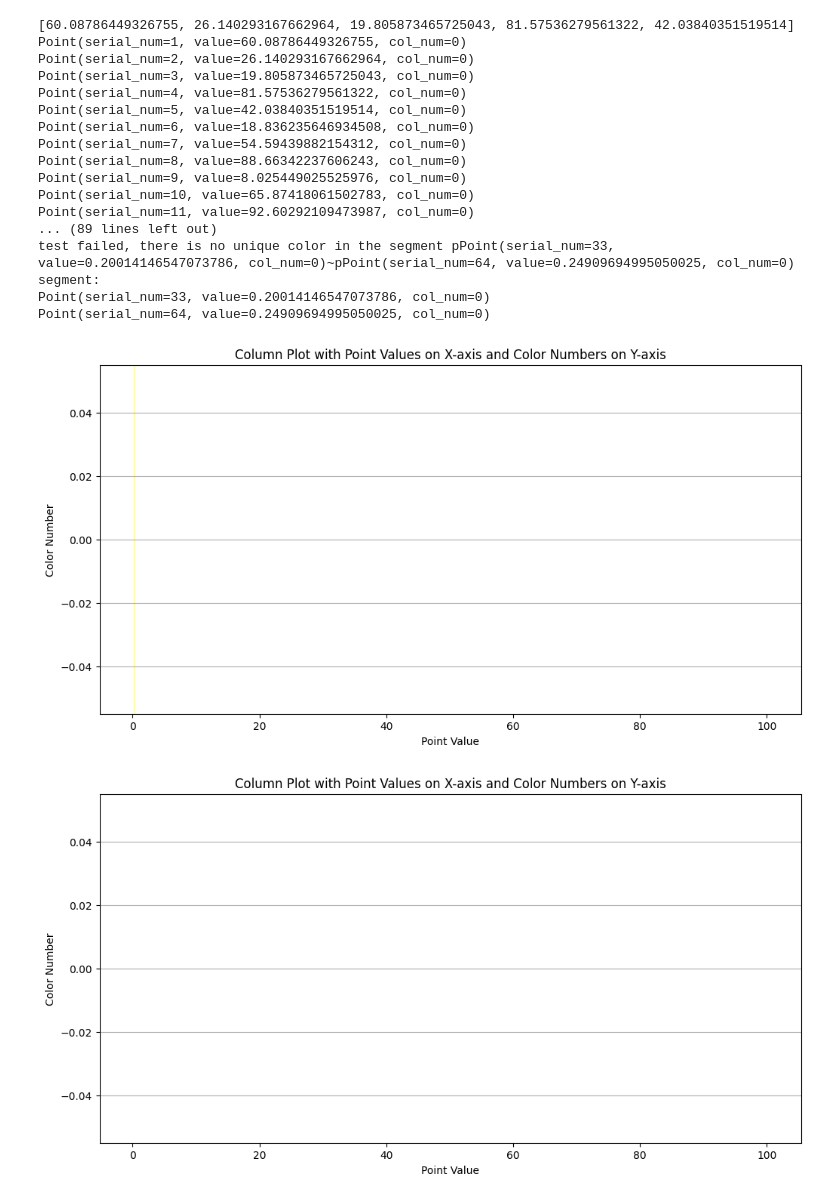
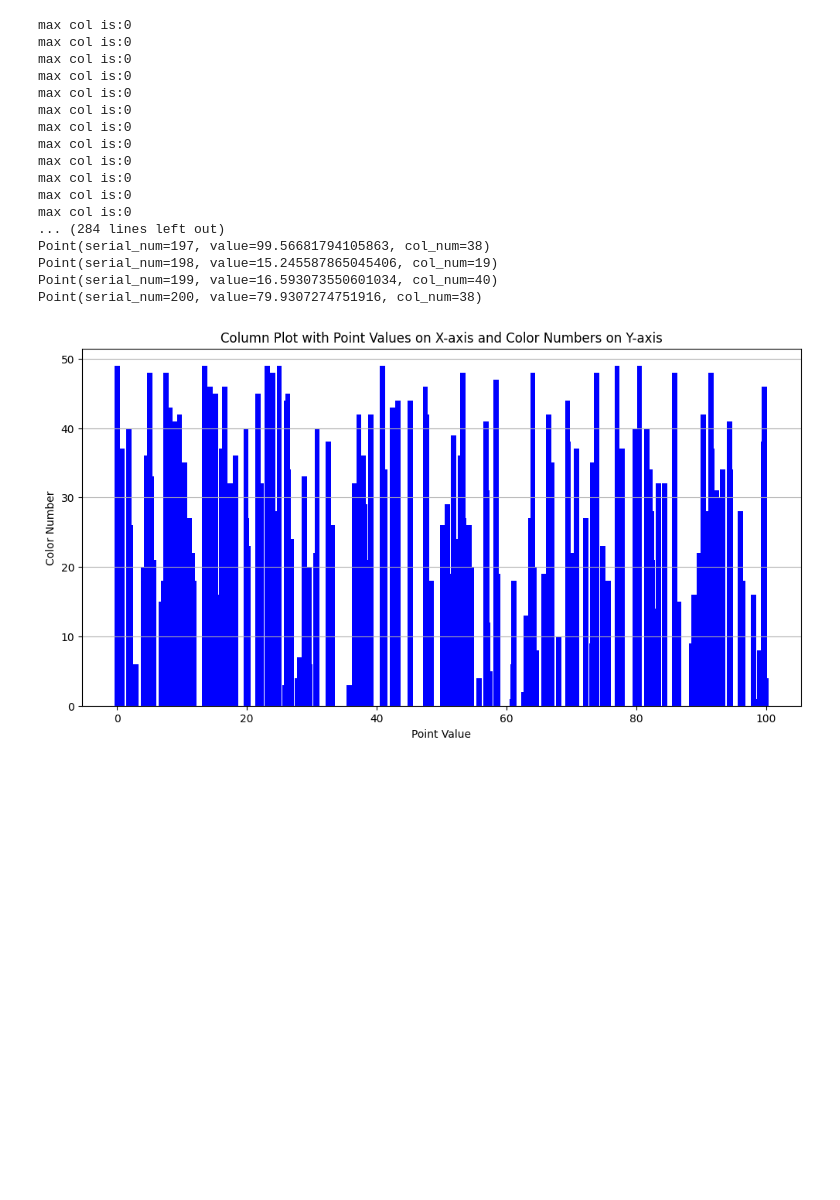
Before and after one commit to simShig/GraphColoringTest, a Jupyter notebook: Tests.ipynb, the cells around one changed output. Cells and saved outputs as stored; diff of their text form; code cells hidden in the pictures; blank space fills up the shorter version.

Commit message:
implemented another alg-format for rectangleColoringAlg, added valueX,valueY fields to Point (and fixed constructors)

```diff
--- a/Tests.ipynb
+++ b/Tests.ipynb
@@ -1,24 +1,24 @@
 # %%
-from main import plotPoints,points
+from main import runValues, plotPoints, points
 
+runValues(100)
 plotPoints()
 # %% [output]
-[60.08786449326755, 26.140293167662964, 19.805873465725043, 81.57536279561322, 42.03840351519514]
-Point(serial_num=1, value=60.08786449326755, col_num=0)
-Point(serial_num=2, value=26.140293167662964, col_num=0)
-Point(serial_num=3, value=19.805873465725043, col_num=0)
-Point(serial_num=4, value=81.57536279561322, col_num=0)
-Point(serial_num=5, value=42.03840351519514, col_num=0)
-Point(serial_num=6, value=18.836235646934508, col_num=0)
-Point(serial_num=7, value=54.59439882154312, col_num=0)
-Point(serial_num=8, value=88.66342237606243, col_num=0)
-Point(serial_num=9, value=8.025449025525976, col_num=0)
-Point(serial_num=10, value=65.87418061502783, col_num=0)
-Point(serial_num=11, value=92.60292109473987, col_num=0)
-... (89 lines left out)
-test failed, there is no unique color in the segment pPoint(serial_num=33, value=0.20014146547073786, col_num=0)~pPoint(serial_num=64, value=0.24909694995050025, col_num=0)
-segment:
-Point(serial_num=33, value=0.20014146547073786, col_num=0)
-Point(serial_num=64, value=0.24909694995050025, col_num=0)
+max col is:0
+max col is:0
+max col is:0
+max col is:0
+max col is:0
+max col is:0
+max col is:0
+max col is:0
+max col is:0
+max col is:0
+max col is:0
+max col is:0
+... (284 lines left out)
+Point(serial_num=197, value=99.56681794105863, col_num=38)
+Point(serial_num=198, value=15.245587865045406, col_num=19)
+Point(serial_num=199, value=16.593073550601034, col_num=40)
+Point(serial_num=200, value=79.9307274751916, col_num=38)
-[figure, old version]
+[figure, new version]
-[figure, removed]
```
Also changed, not shown: 4 other files.
